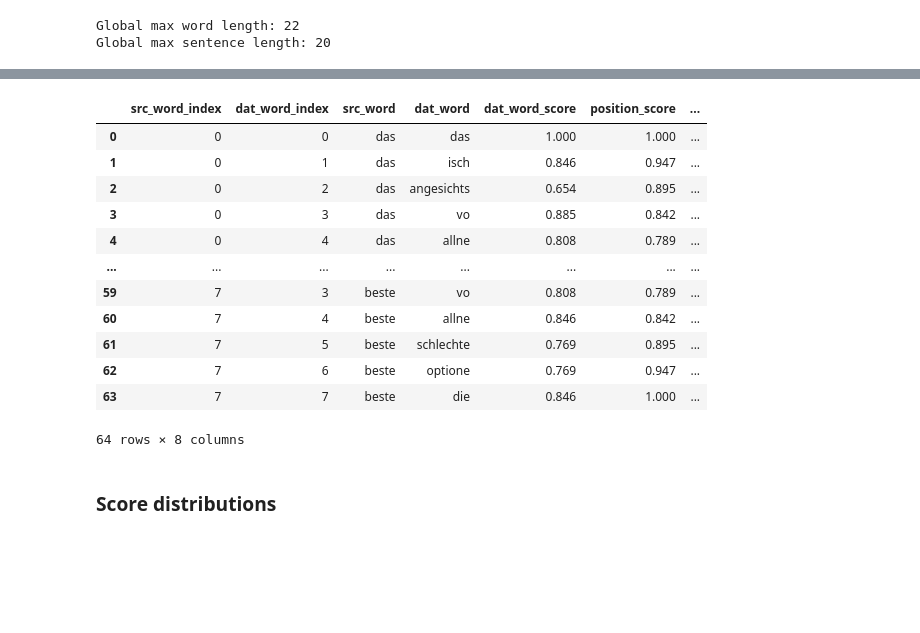
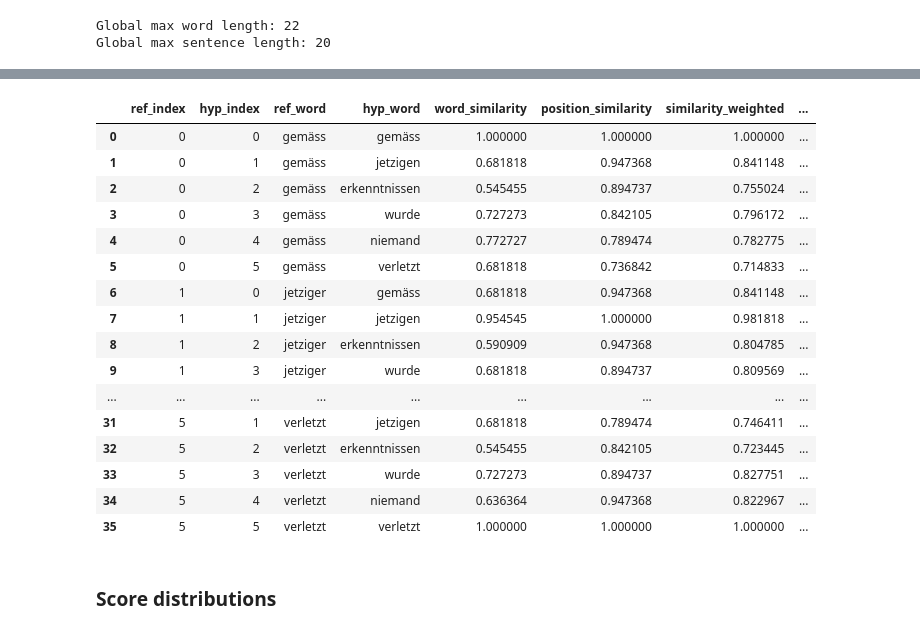
Before and after one commit to michamettler/BA-FS26_ciel_Mettler_Dialektanalyse, a Jupyter notebook: scripts/cross-comparison.ipynb, the cells around one changed output, grey strips where cells are left out. Cells and saved outputs as stored; diff of their text form; code cells hidden in the pictures; blank space fills up the shorter version.

```diff
--- a/scripts/cross-comparison.ipynb
+++ b/scripts/cross-comparison.ipynb
@@ -24,7 +26,7 @@ from util.plot_helpers import plot_score_distribution
 # %%
-PROJECT_ROOT = Path.cwd()
+PROJECT_ROOT = Path.cwd().parent
 ANALYSIS_DIR = PROJECT_ROOT / "samples" / "zurich_subset" / "transcripts"
 
-DIALECT_AWARE_TRANSCRIPT = ANALYSIS_DIR / "dialect-aware-transcript.tsv"
-DIALECT_IGNORANT_TRANSCRIPT = ANALYSIS_DIR / "dialect-ignorant-transcript.tsv"
+DIALECT_AWARE_TRANSCRIPT = ANALYSIS_DIR / "fhnw_dialect-aware.tsv"
+DIALECT_IGNORANT_TRANSCRIPT = ANALYSIS_DIR / "whsiper-largev2_dialect-ignorant.tsv"
 # %% [markdown]
@@ -34,12 +36,10 @@ df_dat = pd.read_csv(DIALECT_AWARE_TRANSCRIPT, sep="\t", encoding="utf-8-sig")
 df_dit = pd.read_csv(DIALECT_IGNORANT_TRANSCRIPT, sep="\t", encoding="utf-8-sig")
 
 df = pd.merge(
-    df_dat,
-    df_dit[["path", "transcript"]],
+    df_dat[["path", "sentence", "transcript"]].rename(columns={"transcript": "DAT"}),
+    df_dit[["path", "transcript"]].rename(columns={"transcript": "DIT"}),
     on="path",
     how="inner",
-    suffixes=("_dit", "_dat"),
 )
-df = df.rename(columns={"transcript_dit": "DIT", "transcript_dat": "DAT"})
 df.head()
 # %% [output]
@@ -61,7 +61,7 @@ all_sentences = pd.concat(
     [df["sentence"].dropna(), df["DIT"].dropna(), df["DAT"].dropna()]
 )
 
-global_max_word_length = max(len(clean(w)) for w in all_words)
+global_max_word_length = max(len(clean_word(w)) for w in all_words)
 global_max_sentence_length = max(len(str(s).split()) for s in all_sentences)
 
 print(f"Global max word length: {global_max_word_length}")
@@ -173,34 +181,26 @@ df_cross_compare_dit
 # %%
-dat_all_pairs_cols = [
-    "src_word_index",
-    "dat_word_index",
-    "src_word",
-    "dat_word",
-    "dat_word_score",
-    "position_score",
-    "dat_score_harmonic",
-    "dat_score_weighted",
-]
-df_cross_compare_dat = (
-    example_clip_cross_comparison_df[dat_all_pairs_cols]
-    .sort_values(["src_word_index", "dat_word_index"])
-    .reset_index(drop=True)
-)
-df_cross_compare_dat
+example_dat = cross_comparison_dat.loc[
+    cross_comparison_dat["clip_id"] == example_clip_id
+].sort_values(["ref_index", "hyp_index"]).reset_index(drop=True)
+example_dat
 # %% [output]
-|  | src_word_index | dat_word_index | src_word | dat_word | dat_word_score | position_score | ... |
-| 0 | 0 | 0 | das | das | 1.000 | 1.000 | ... |
-| 1 | 0 | 1 | das | isch | 0.846 | 0.947 | ... |
-| 2 | 0 | 2 | das | angesichts | 0.654 | 0.895 | ... |
-| 3 | 0 | 3 | das | vo | 0.885 | 0.842 | ... |
-| 4 | 0 | 4 | das | allne | 0.808 | 0.789 | ... |
-| ... | ... | ... | ... | ... | ... | ... | ... |
-| 59 | 7 | 3 | beste | vo | 0.808 | 0.789 | ... |
-| 60 | 7 | 4 | beste | allne | 0.846 | 0.842 | ... |
-| 61 | 7 | 5 | beste | schlechte | 0.769 | 0.895 | ... |
-| 62 | 7 | 6 | beste | optione | 0.769 | 0.947 | ... |
-| 63 | 7 | 7 | beste | die | 0.846 | 1.000 | ... |
+|  | ref_index | hyp_index | ref_word | hyp_word | word_similarity | position_similarity | similarity_weighted | ... |
+| 0 | 0 | 0 | gemäss | gemäss | 1.000000 | 1.000000 | 1.000000 | ... |
+| 1 | 0 | 1 | gemäss | jetzigen | 0.681818 | 0.947368 | 0.841148 | ... |
+| 2 | 0 | 2 | gemäss | erkenntnissen | 0.545455 | 0.894737 | 0.755024 | ... |
+| 3 | 0 | 3 | gemäss | wurde | 0.727273 | 0.842105 | 0.796172 | ... |
+| 4 | 0 | 4 | gemäss | niemand | 0.772727 | 0.789474 | 0.782775 | ... |
+| 5 | 0 | 5 | gemäss | verletzt | 0.681818 | 0.736842 | 0.714833 | ... |
+| 6 | 1 | 0 | jetziger | gemäss | 0.681818 | 0.947368 | 0.841148 | ... |
+| 7 | 1 | 1 | jetziger | jetzigen | 0.954545 | 1.000000 | 0.981818 | ... |
+| 8 | 1 | 2 | jetziger | erkenntnissen | 0.590909 | 0.947368 | 0.804785 | ... |
+| 9 | 1 | 3 | jetziger | wurde | 0.681818 | 0.894737 | 0.809569 | ... |
+| ... | ... | ... | ... | ... | ... | ... | ... | ... |
+| 31 | 5 | 1 | verletzt | jetzigen | 0.681818 | 0.789474 | 0.746411 | ... |
+| 32 | 5 | 2 | verletzt | erkenntnissen | 0.545455 | 0.842105 | 0.723445 | ... |
+| 33 | 5 | 3 | verletzt | wurde | 0.727273 | 0.894737 | 0.827751 | ... |
+| 34 | 5 | 4 | verletzt | niemand | 0.636364 | 0.947368 | 0.822967 | ... |
+| 35 | 5 | 5 | verletzt | verletzt | 1.000000 | 1.000000 | 1.000000 | ... |
-64 rows × 8 columns
 # %% [markdown]
 ### Score distributions
 # %%
```
Also changed, not shown: parts of 16 cells of this notebook, 6 other files.
